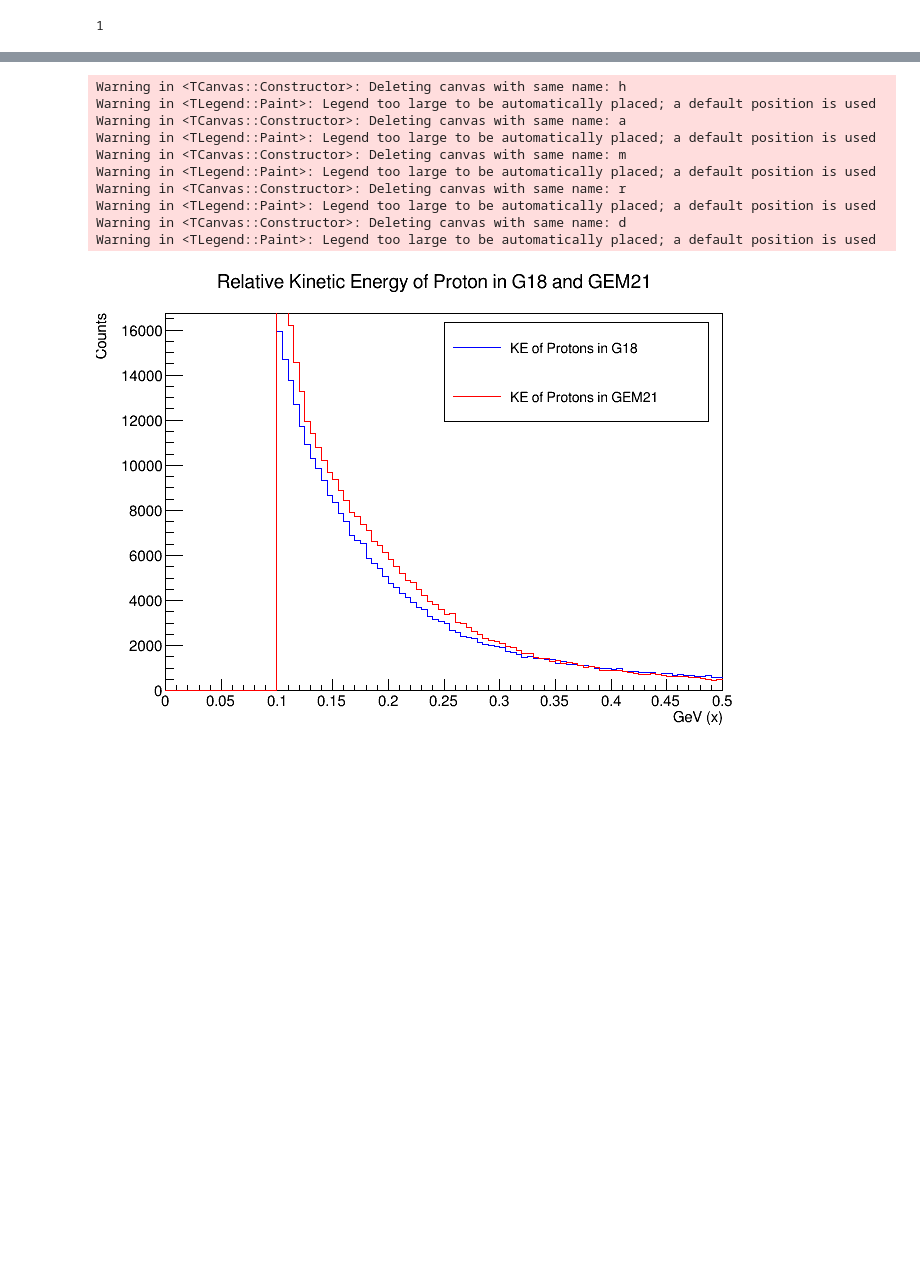
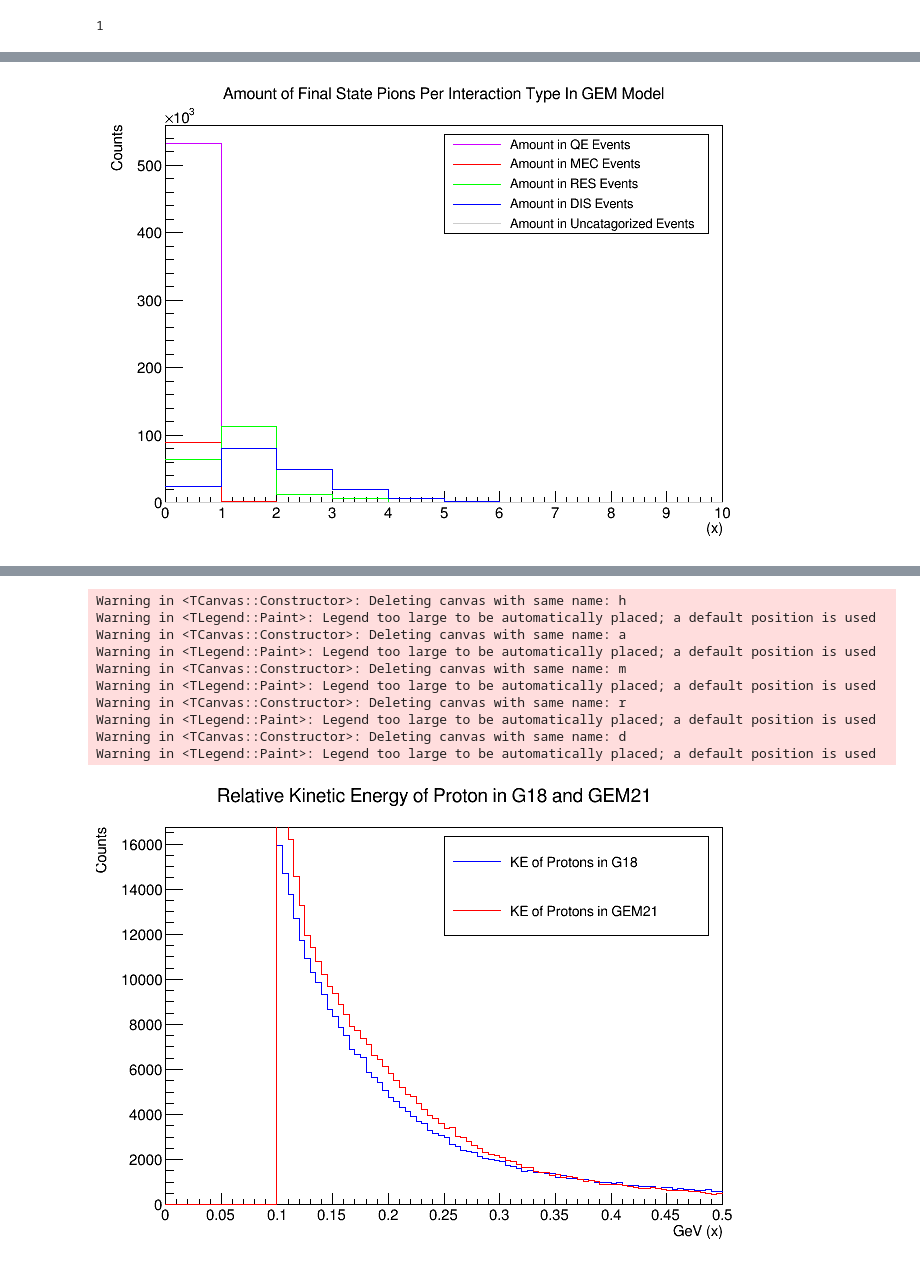
Before and after one commit to wesketchum/LDMX_eN_GENIE, a Jupyter notebook: notebooks/giana/Giana's Notebook .ipynb, the cells around one changed output, grey strips where cells are left out. Saved outputs shown, nothing was run; the diff lists cells and outputs as text; code cells hidden in the pictures; blank space fills up the shorter version.

```diff
--- a/notebooks/giana/Giana's Notebook .ipynb
+++ b/notebooks/giana/Giana's Notebook .ipynb
@@ -296,6 +288,7 @@ leg.AddEntry("final_res", "Amount in RES Events", "l")
 leg.AddEntry("final_dis", "Amount in DIS Events", "l")
 leg.AddEntry("final_z", "Amount in Uncatagorized Events", "l")
 
-final_qel.SetTitle("Amount of Final State Pions Per Interaction Type;(x);Counts")
+final_qel.SetTitle("Amount of Final State Pions Per Interaction Type In GEM Model;(x);Counts")
 leg.Draw()
 g.Draw()
+# %% [output]
@@ -302,3 +303,4 @@ g.Draw()
+[figure, added]
 # %%
 #number of protons per event broken down by interaction type in GEM21
 g = ROOT.TCanvas("g")
```
Also changed, not shown: parts of 5 cells of this notebook, 2 other files.
